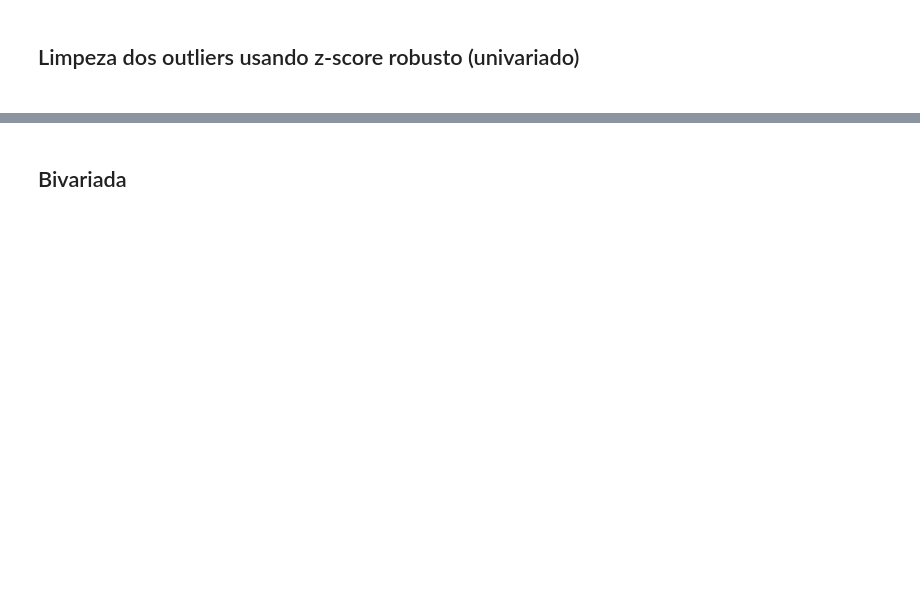
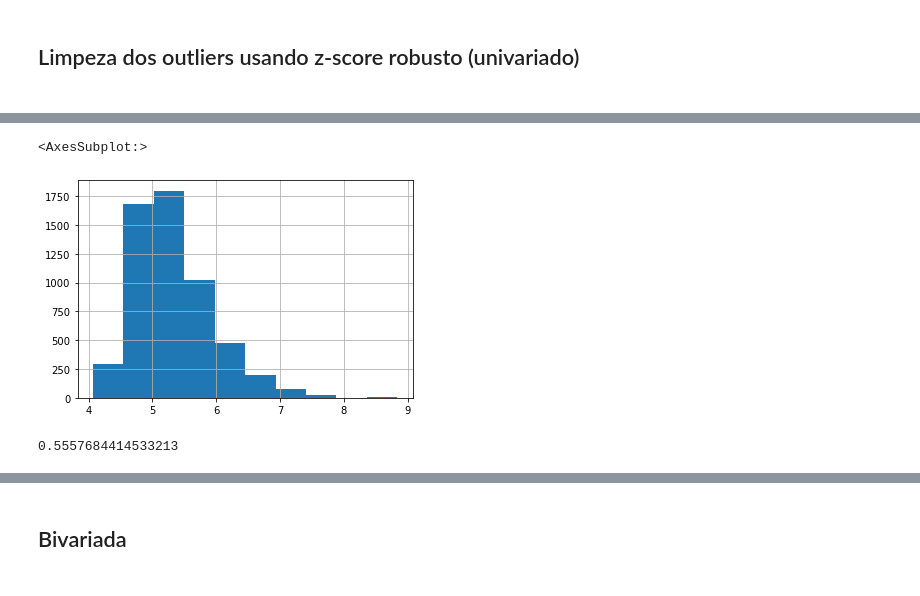
Before and after one commit to leydsonbarros/Brazilian_Cities, a Jupyter notebook: brazilian_cities.ipynb, the cells around one changed output, grey strips where cells are left out. Saved outputs shown, nothing was run; the diff lists cells and outputs as text; code cells hidden in the pictures; blank space fills up the shorter version.

```diff
--- a/brazilian_cities.ipynb
+++ b/brazilian_cities.ipynb
@@ -205,11 +145,16 @@ df_brazil.drop(df_brazil.loc[(df_brazil['IDHM'] == 0.0)].index, inplace=True)
 # %%
 # Como visto em cima , os dados não estão simétricos , então aplicamos log10 e criamos uma coluna que é justamente a coluna GDP na base 10
-#df_brazil['GDP_Log'] = log10(df_brazil['GDP'])
-#df_brazil['GDP_Log'].hist()
+df_brazil['GDP_Log'] = log10(df_brazil['GDP'])
+df_brazil['GDP_Log'].hist()
+# %% [output]
+<AxesSubplot:>
+[figure, added]
 # %%
 # agora podemos usar o  z-core robusto
-#from numpy import abs
-#mad = abs(df_brazil['GDP_Log'] - df_brazil['GDP_Log'].median()).median()*(1/0.6745)
-#print(mad)
+from numpy import abs
+mad = abs(df_brazil['GDP_Log'] - df_brazil['GDP_Log'].median()).median()*(1/0.6745)
+print(mad)
+# %% [output]
+0.5557684414533213
 # %%
 # Agora vamos plotar o z-score robusto
```
Also changed, not shown: parts of 132 cells of this notebook.
